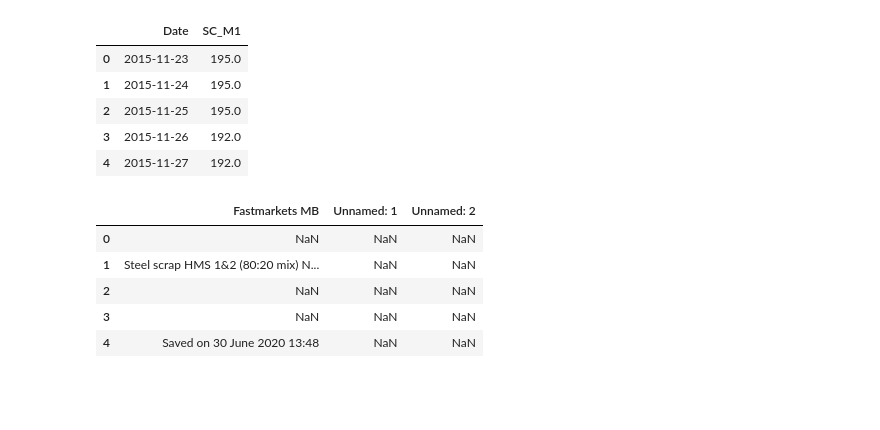
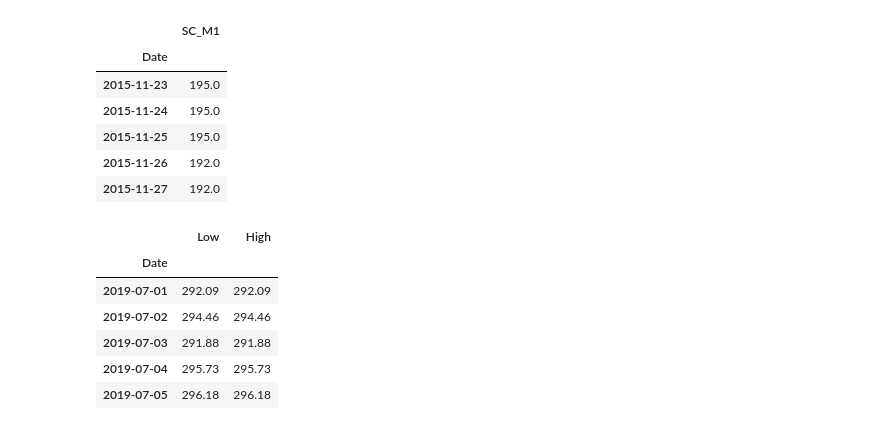
Before and after one commit to MateoPeri/steel-scrap-predictor, a Jupyter notebook: Análisis y modelos.ipynb, the cells around one changed output. Cells and saved outputs as stored; diff of their text form; code cells hidden in the pictures; blank space fills up the shorter version.

```diff
--- a/Análisis y modelos.ipynb
+++ b/Análisis y modelos.ipynb
@@ -17,20 +20,26 @@ plt.style.use('seaborn-poster')
 # %%
-simp_df = pd.read_csv('simp_df.csv', usecols=['Date', 'SC_M1'])
+simp_df = pd.read_csv('sc_m1.csv')
+simp_df.Date = pd.to_datetime(simp_df.Date)
+simp_df.set_index('Date', inplace=True)
 simp_df.head()
 # %% [output]
-|  | Date | SC_M1 |
-| 0 | 2015-11-23 | 195.0 |
-| 1 | 2015-11-24 | 195.0 |
-| 2 | 2015-11-25 | 195.0 |
-| 3 | 2015-11-26 | 192.0 |
-| 4 | 2015-11-27 | 192.0 |
+|  | SC_M1 |
+| Date |  |
+| 2015-11-23 | 195.0 |
+| 2015-11-24 | 195.0 |
+| 2015-11-25 | 195.0 |
+| 2015-11-26 | 192.0 |
+| 2015-11-27 | 192.0 |
 # %%
 mb_df = pd.read_excel('data/raw/MB.xls')
+mb_df.Date = pd.to_datetime(mb_df.Date)
+mb_df.set_index('Date', inplace=True)
 mb_df.head()
 # %% [output]
-|  | Fastmarkets MB | Unnamed: 1 | Unnamed: 2 |
-| 0 | NaN | NaN | NaN |
-| 1 | Steel scrap HMS 1&2 (80:20 mix) N... | NaN | NaN |
-| 2 | NaN | NaN | NaN |
-| 3 | NaN | NaN | NaN |
-| 4 | Saved on 30 June 2020 13:48 | NaN | NaN |
+|  | Low | High |
+| Date |  |  |
+| 2019-07-01 | 292.09 | 292.09 |
+| 2019-07-02 | 294.46 | 294.46 |
+| 2019-07-03 | 291.88 | 291.88 |
+| 2019-07-04 | 295.73 | 295.73 |
+| 2019-07-05 | 296.18 | 296.18 |
```
Also changed, not shown: parts of 21 cells of this notebook.
